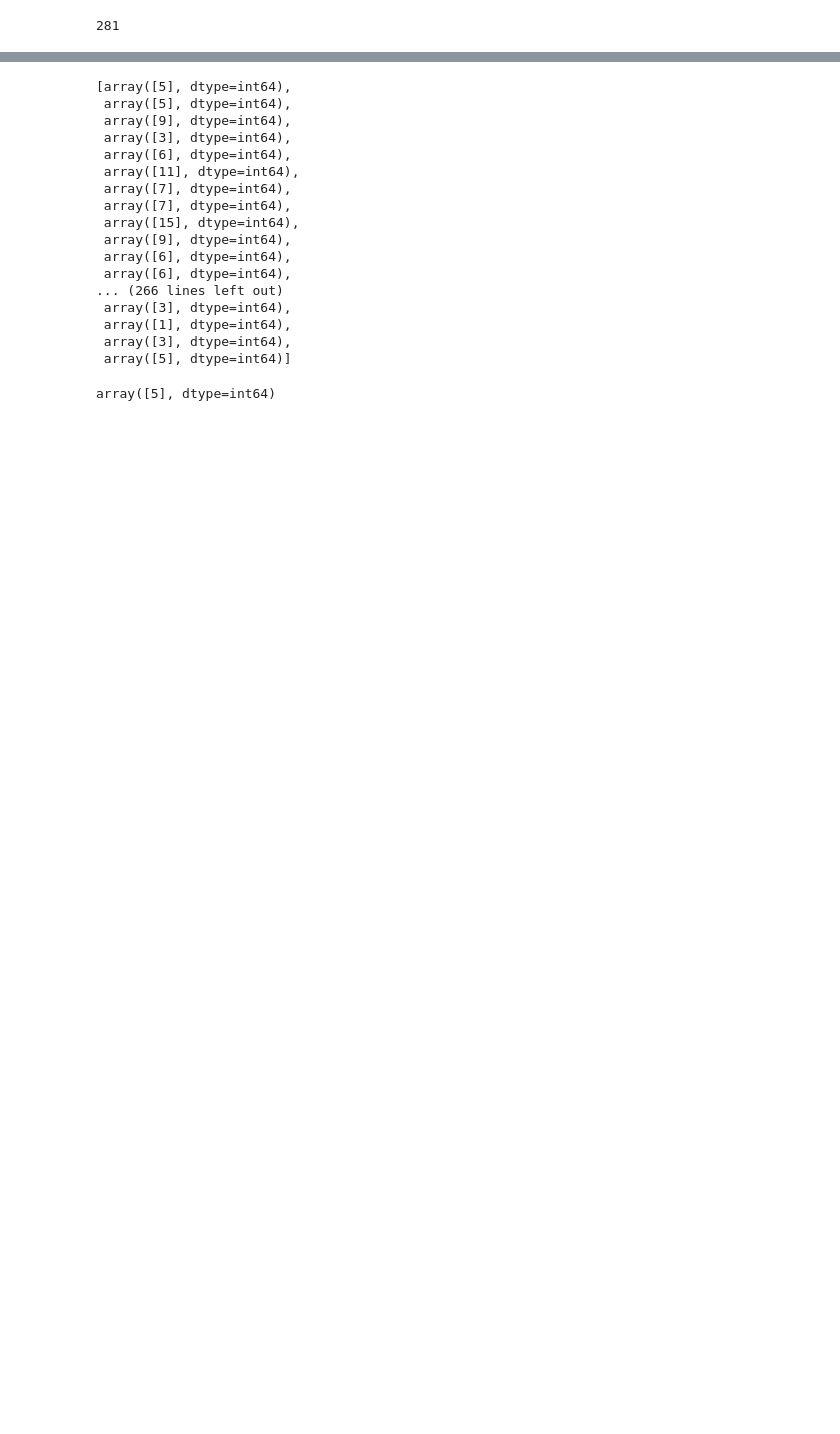
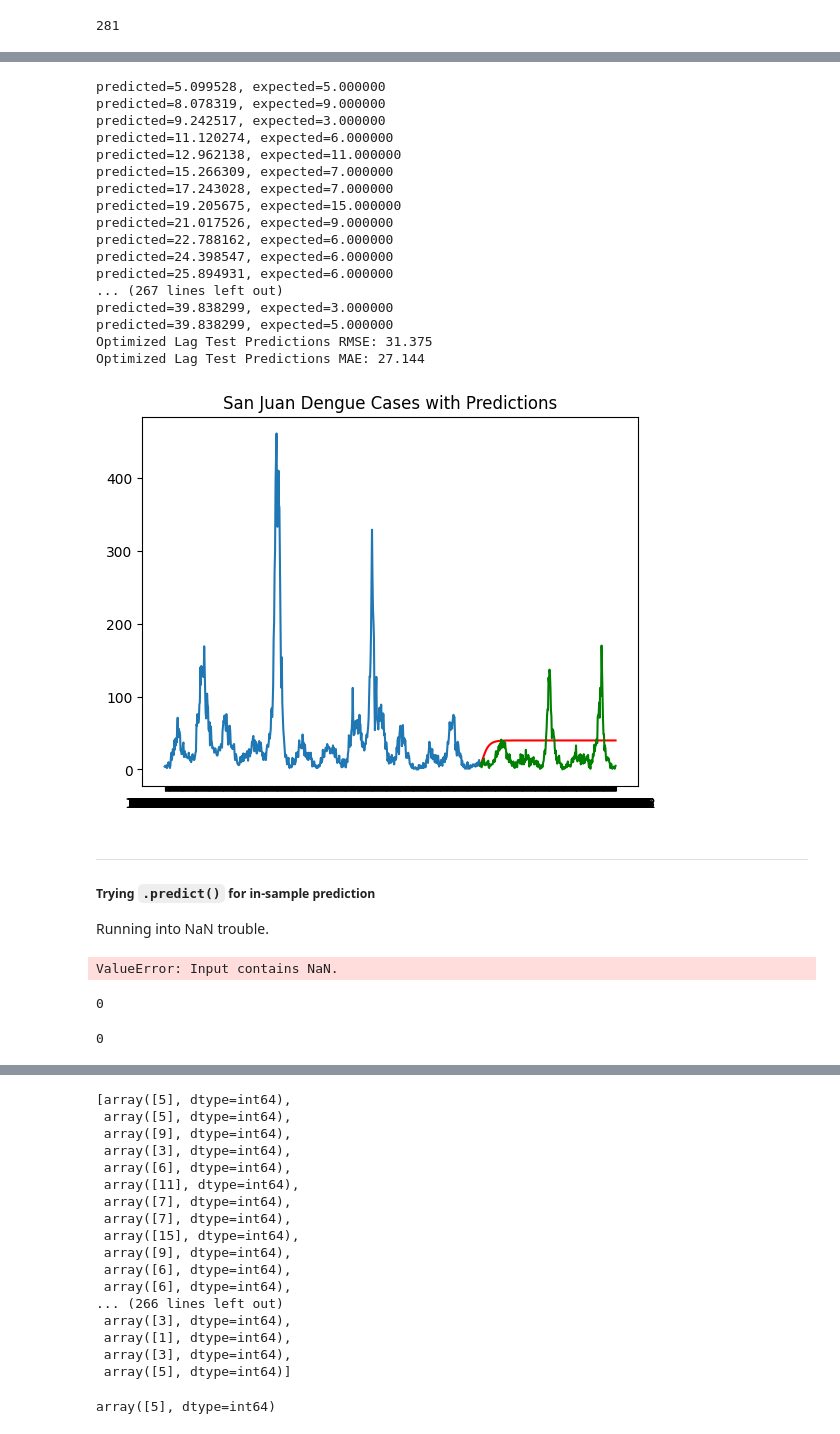
Before and after one commit to ValerieDier/multivariate_timeseries_forecasting_dengue, a Jupyter notebook: notebooks/ar_trial_nlags.ipynb, the cells around one changed output, grey strips where cells are left out. Drawn from its saved outputs; the diff is of its cells as text; code cells hidden in the pictures; blank space fills up the shorter version.

Commit message:
trying a few things

```diff
--- a/notebooks/ar_trial_nlags.ipynb
+++ b/notebooks/ar_trial_nlags.ipynb
@@ -163,0 +187,7 @@ Let's see how well it predicts the training labels using this model, and then we
+# %%
+selector = ar_select_order(sj_df_train['total_cases'], 15)
+model_sj_lagopt = AutoReg(sj_df_train['total_cases'], lags=selector.ar_lags) # the lag chosen earlier
+model_sj_fit_lagopt = model_sj_lagopt.fit()
+coef_lagopt = model_sj_fit_lagopt.params
+print(coef_lagopt)
+print(model_sj_fit_lagopt.summary())
@@ -236,6 +325,14 @@ See code snippets below on "walking forward".
 # %%
+predictions_lag1_mod = model_sj_fit_lag1.predict()
+for i in range(len(predictions_lag1_mod)):
+ print('predicted=%f, expected=%f' % (predictions_lag1_mod[len(sj_df_train['total_cases'])+i], sj_df_test['total_cases'].iloc[i]))
+rmse = sqrt(mean_squared_error(sj_df_test['total_cases'], predictions_lag1_mod))
+mae = mean_absolute_error(sj_df_test['total_cases'], predictions_lag1_mod)
+print('Lag 1 Test Predictions RMSE: %.3f' % rmse)
+print('Lag 1 Test Predictions MAE: %.3f' % mae)
+
 plt.plot(sj_df_train['total_cases'])
-plt.plot(predictions, color='red')
+plt.plot(predictions_lag1_mod, color='red')
 plt.plot(sj_df_test['total_cases'], color='green')
 plt.title('San Juan Dengue Cases with Predictions')
 plt.show()
@@ -308,0 +347,62 @@ What I haven't processed yet, is how I'm getting this forecast in the cells abov
+# %%
+predictions_lagopt = model_sj_fit_lagopt.predict(start=len(sj_df_train['total_cases']), end=len(sj_df_train['total_cases'])+len(sj_df_test)-1, dynamic=False)
+for i in range(len(predictions_lagopt)):
+ print('predicted=%f, expected=%f' % (predictions_lagopt[len(sj_df_train['total_cases'])+i], sj_df_test['total_cases'].iloc[i]))
+rmse = sqrt(mean_squared_error(sj_df_test['total_cases'], predictions_lagopt))
+mae = mean_absolute_error(sj_df_test['total_cases'], predictions_lagopt)
+print('Optimized Lag Test Predictions RMSE: %.3f' % rmse)
+print('Optimized Lag Test Predictions MAE: %.3f' % mae)
+
+plt.plot(sj_df_train['total_cases'])
+plt.plot(predictions_lagopt, color='red')
+plt.plot(sj_df_test['total_cases'], color='green')
+plt.title('San Juan Dengue Cases with Predictions')
+plt.show()
+# %% [output]
+predicted=5.099528, expected=5.000000
+predicted=8.078319, expected=9.000000
+predicted=9.242517, expected=3.000000
+predicted=11.120274, expected=6.000000
+predicted=12.962138, expected=11.000000
+predicted=15.266309, expected=7.000000
+predicted=17.243028, expected=7.000000
+predicted=19.205675, expected=15.000000
+predicted=21.017526, expected=9.000000
+predicted=22.788162, expected=6.000000
+predicted=24.398547, expected=6.000000
+predicted=25.894931, expected=6.000000
+... (267 lines left out)
+predicted=39.838299, expected=3.000000
+predicted=39.838299, expected=5.000000
+Optimized Lag Test Predictions RMSE: 31.375
+Optimized Lag Test Predictions MAE: 27.144
+[figure, added]
+# %% [markdown]
+--------------------------------------------
+##### Trying `.predict()`  for in-sample prediction
+
+Running into NaN trouble.
+# %%
+# So if the model is already fit, should I not be able to ask it to predict from anywhere as early as the 2nd value in the training set, given we're using a lag of 1?
+# Trouble is, it's not like we're feeding it a set of data at all, we're just saying "predict from here to there", numerically, but I'm not sure what "here" is.
+
+predictions_lag1_insample = model_sj_fit_lag1.predict(start=50, end=100, dynamic=False)
+# for i in range(len(predictions_lag1_insample)):
+#  print('predicted=%f, expected=%f' % (predictions_lag1_insample[len(sj_df_train['total_cases'])+i], sj_df_test['total_cases'].iloc[i]))
+train_set = sj_df_train['total_cases'].iloc[49:100]
+rmse = sqrt(mean_squared_error(train_set, predictions_lag1_insample))
+mae = mean_absolute_error(sj_df_test['total_cases'], predictions_lag1_insample)
+print('Training RMSE on fraction of set: %.3f' % rmse)
+print('Training MAE on fraction of set: %.3f' % mae)
+# %% [output]
+ValueError: Input contains NaN.
+# %%
+train_set.isnull().sum()
+# %% [output]
+0
+# %%
+# Check for NaN values using numpy
+nan_values = np.isnan(train_set)
+print(nan_values.sum())
+# %% [output]
+0
```
Also changed, not shown: parts of 31 cells of this notebook.
